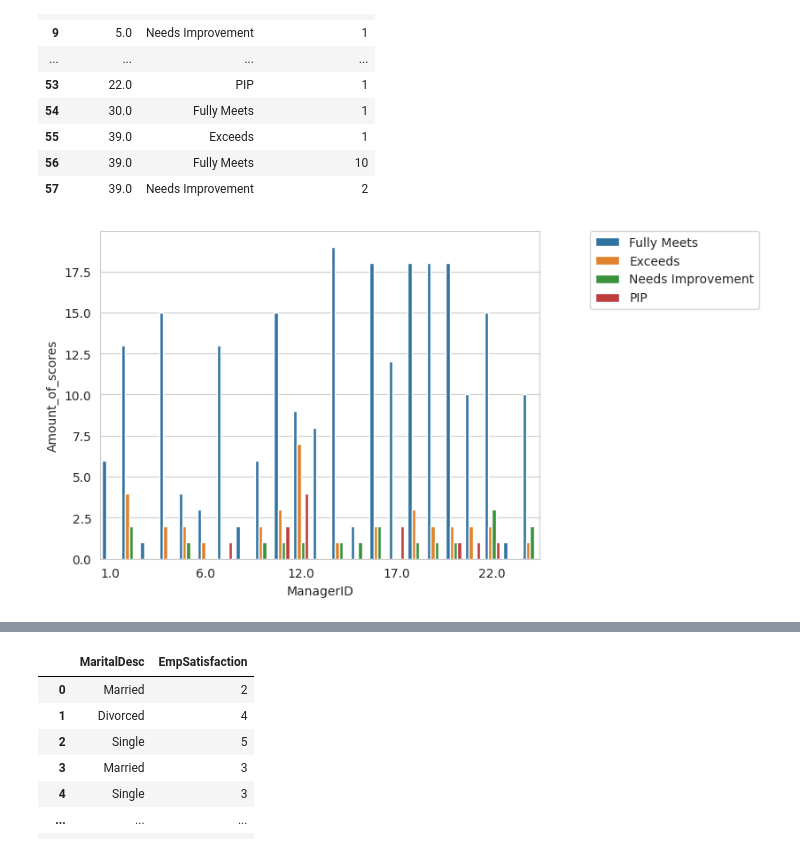
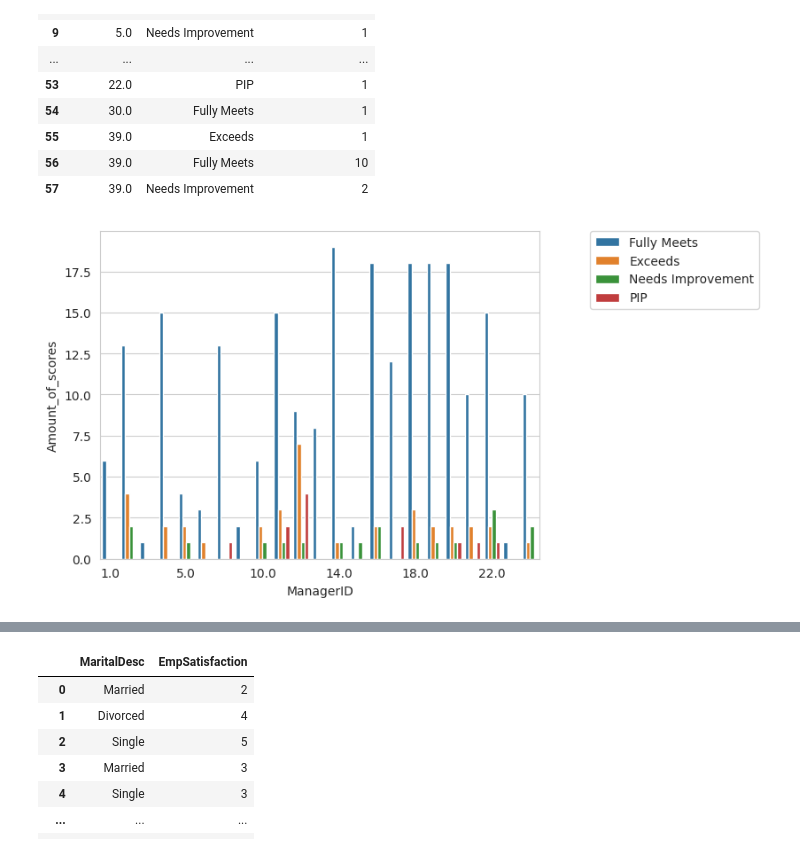
Before and after one commit to justynaawisniewska/visualization, a Jupyter notebook: 9.2.ipynb, the cells around one changed output, grey strips where cells are left out. Cells and saved outputs as stored; diff of their text form; code cells hidden in the pictures.

```diff
--- a/9.2.ipynb
+++ b/9.2.ipynb
@@ -61,8 +61,8 @@ df1
 # %%
 ax = sns.barplot(x='ManagerID',y='Amount_of_scores',hue="PerformanceScore",data=df1)
 sns.set_style('whitegrid')
 #sns.barplot(x='ManagerID',y='Amount_of_scores',hue="PerformanceScore",data=df1)
 plt.legend(bbox_to_anchor=(1.5, 1), loc='upper right', borderaxespad=0)
-ax.xaxis.set_major_locator(plt.MaxNLocator(10))
+ax.xaxis.set_major_locator(plt.MaxNLocator(7))
 # %% [output]
-[figure, old version]
+[figure, new version]
```
Also changed, not shown: parts of 13 cells of this notebook.
